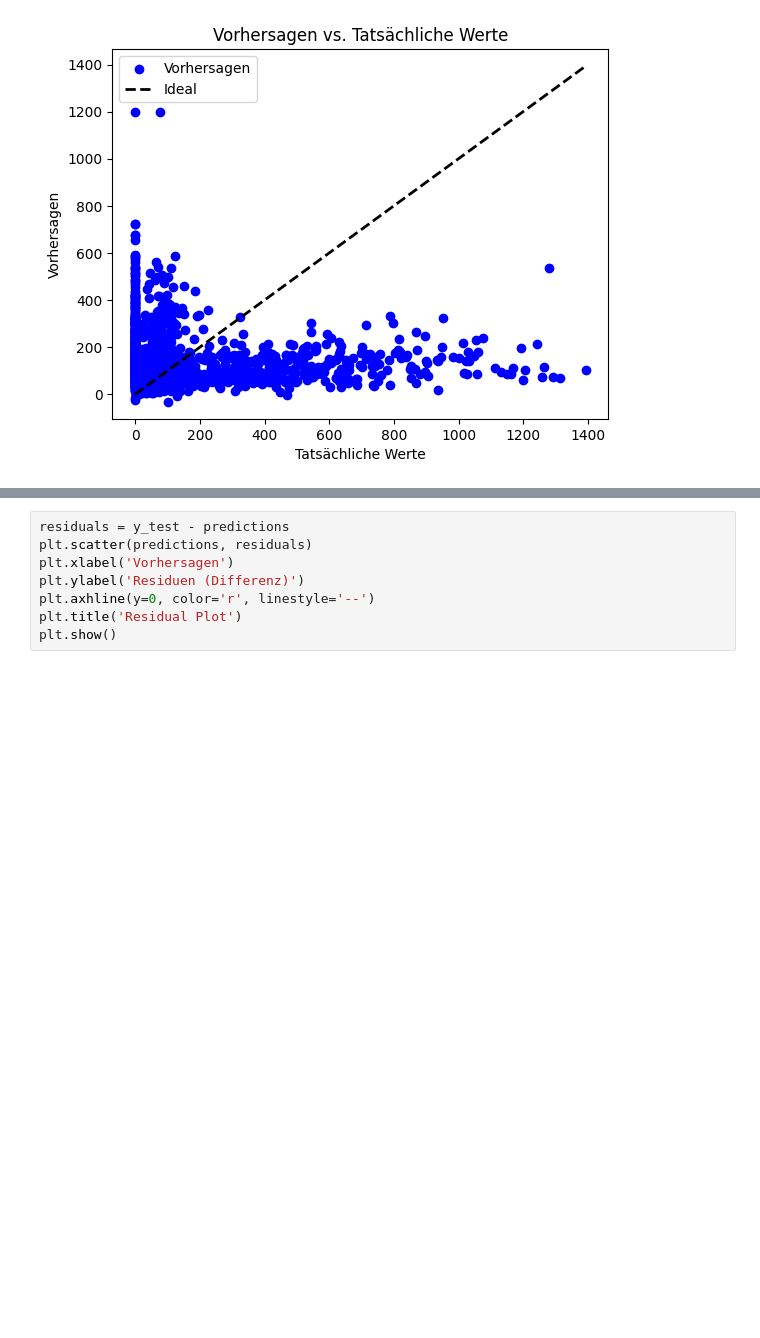
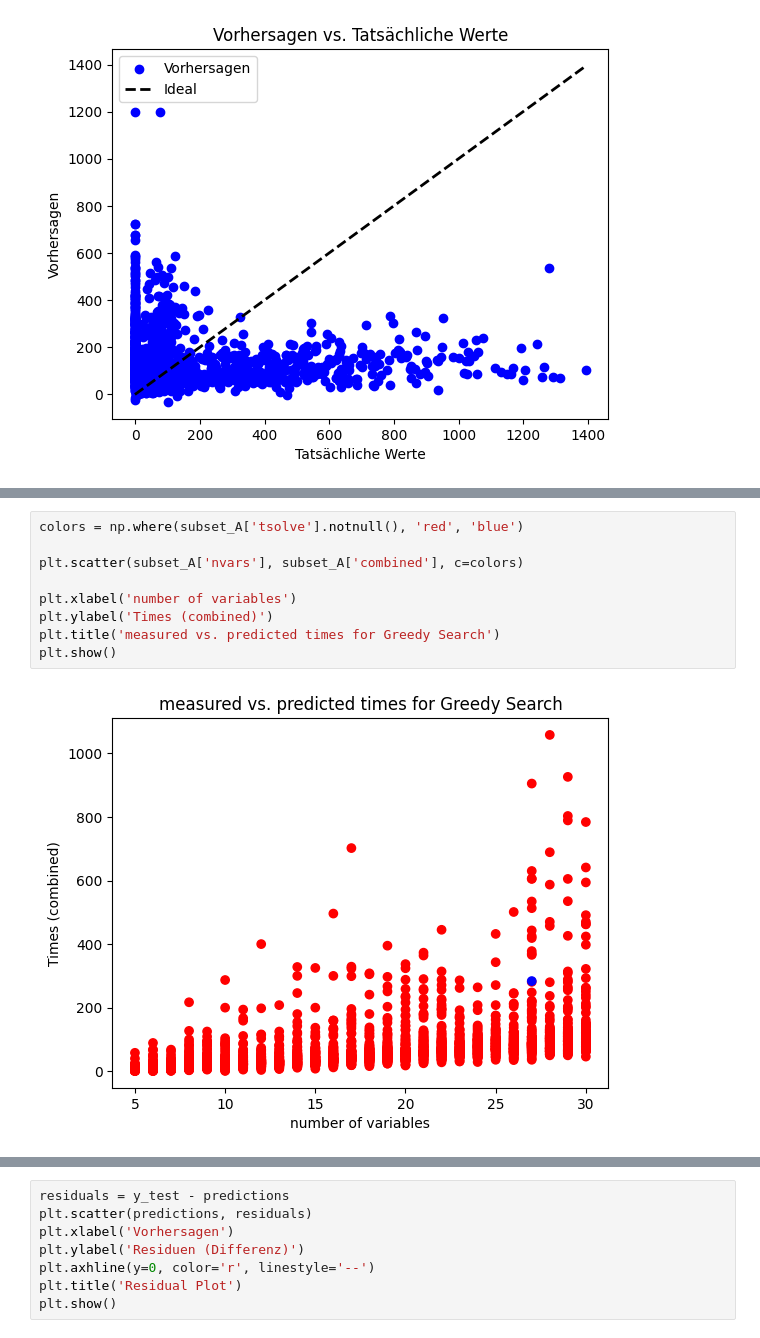
Before and after one commit to denizterzioglu/sabbo, a Jupyter notebook: ML_Notebook.ipynb, the cells around one changed output, grey strips where cells are left out. Cells and saved outputs as stored; diff of their text form; blank space fills up the shorter version.

```diff
--- a/ML_Notebook.ipynb
+++ b/ML_Notebook.ipynb
@@ -97,0 +159,11 @@ plt.show()
+# %%
+colors = np.where(subset_A['tsolve'].notnull(), 'red', 'blue')
+
+plt.scatter(subset_A['nvars'], subset_A['combined'], c=colors)
+
+plt.xlabel('number of variables')
+plt.ylabel('Times (combined)')
+plt.title('measured vs. predicted times for Greedy Search')
+plt.show()
+# %% [output]
+[figure, added]
```
Also changed, not shown: parts of 30 cells of this notebook.
